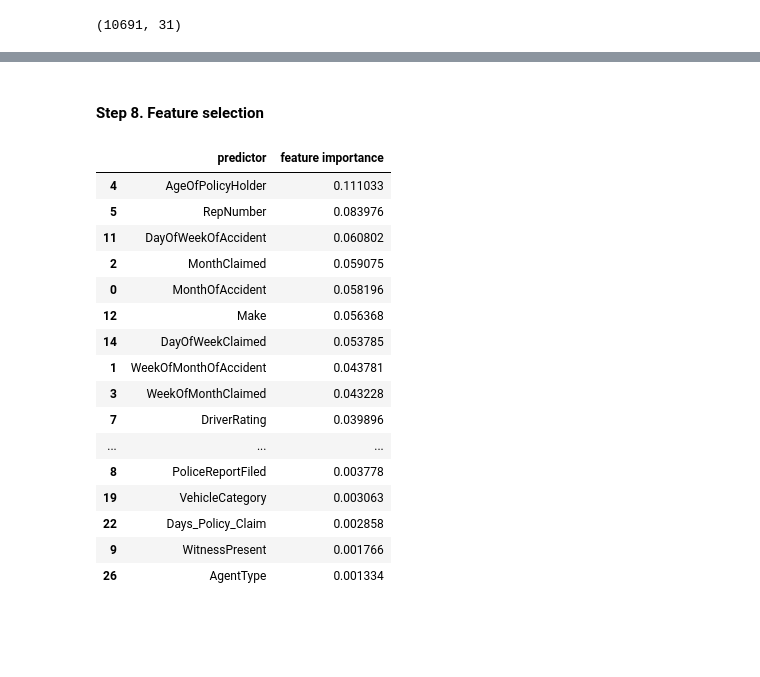
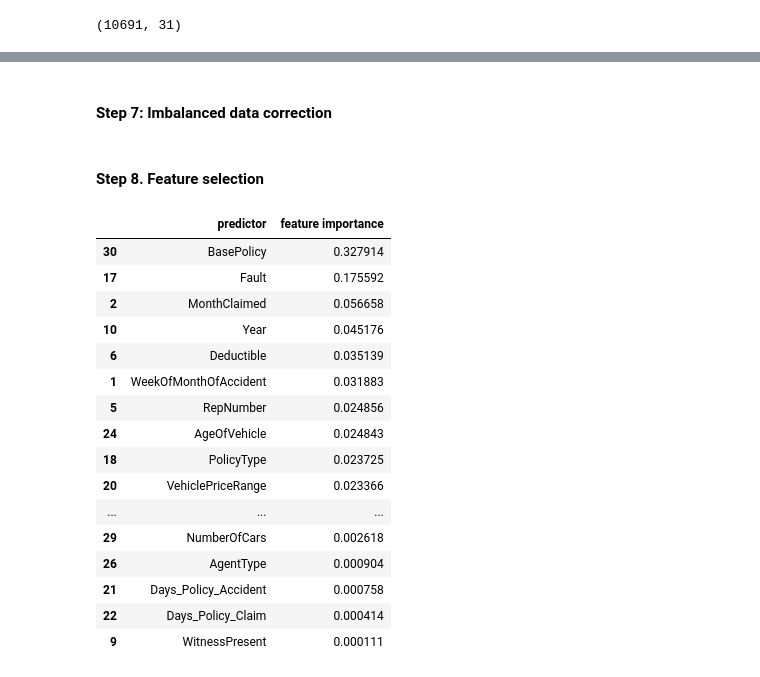
Before and after one commit to achen77-cell/Auto_Insurance_Claims, a Jupyter notebook: PreProcessing/Data Preparation.ipynb, the cells around one changed output, grey strips where cells are left out. Cells and saved outputs as stored; diff of their text form; code cells hidden in the pictures; blank space fills up the shorter version.

```diff
--- a/PreProcessing/Data Preparation.ipynb
+++ b/PreProcessing/Data Preparation.ipynb
@@ -493,0 +505,6 @@ fraud_prepared.shape
+# %%
+X_train = pd.DataFrame(fraud_prepared, columns = num_attribs+ cat_attribs)
+y_train = fraud_labels
+
+train_dataset = pd.merge(X_train, y_train, left_index=True, right_index=True)
+train_dataset.to_csv("Fraud_train.csv")
@@ -494,30 +539,35 @@ fraud_prepared.shape
+# %% [markdown]
+#### Step 7: Imbalanced data correction
+# %%
+smote_enn = SMOTEENN(random_state=5)
+X_train_smoteen, y_train_smoteen = smote_enn.fit_resample(X_train, y_train)
+
+sampledtrain_dataset = pd.merge(X_train_smoteen, y_train_smoteen, left_index=True, right_index=True)
+sampledtrain_dataset.to_csv("Fraud_sampledtrain.csv")
 # %% [markdown]
 #### Step 8. Feature selection
 # %%
-X = pd.DataFrame(fraud_prepared, columns = num_attribs+ cat_attribs)
-y = fraud_labels
+forest_reg = RandomForestRegressor(random_state=5)
+forest_reg.fit(X_train_smoteen, y_train_smoteen)
 
-forest_reg = RandomForestRegressor(random_state=5)
-forest_reg.fit(X, y)
-
-features = pd.DataFrame(list(zip(X.columns,forest_reg.feature_importances_)), columns = ['predictor', 'feature importance']).sort_values(ascending=False, by = 'feature importance')
+features = pd.DataFrame(list(zip(X_train_smoteen.columns,forest_reg.feature_importances_)), columns = ['predictor', 'feature importance']).sort_values(ascending=False, by = 'feature importance')
 features
 # %% [output]
 |  | predictor | feature importance |
-| 4 | AgeOfPolicyHolder | 0.111033 |
-| 5 | RepNumber | 0.083976 |
-| 11 | DayOfWeekOfAccident | 0.060802 |
-| 2 | MonthClaimed | 0.059075 |
-| 0 | MonthOfAccident | 0.058196 |
-| 12 | Make | 0.056368 |
-| 14 | DayOfWeekClaimed | 0.053785 |
-| 1 | WeekOfMonthOfAccident | 0.043781 |
-| 3 | WeekOfMonthClaimed | 0.043228 |
-| 7 | DriverRating | 0.039896 |
+| 30 | BasePolicy | 0.327914 |
+| 17 | Fault | 0.175592 |
+| 2 | MonthClaimed | 0.056658 |
+| 10 | Year | 0.045176 |
+| 6 | Deductible | 0.035139 |
+| 1 | WeekOfMonthOfAccident | 0.031883 |
+| 5 | RepNumber | 0.024856 |
+| 24 | AgeOfVehicle | 0.024843 |
+| 18 | PolicyType | 0.023725 |
+| 20 | VehiclePriceRange | 0.023366 |
 | ... | ... | ... |
-| 8 | PoliceReportFiled | 0.003778 |
-| 19 | VehicleCategory | 0.003063 |
-| 22 | Days_Policy_Claim | 0.002858 |
-| 9 | WitnessPresent | 0.001766 |
-| 26 | AgentType | 0.001334 |
+| 29 | NumberOfCars | 0.002618 |
+| 26 | AgentType | 0.000904 |
+| 21 | Days_Policy_Accident | 0.000758 |
+| 22 | Days_Policy_Claim | 0.000414 |
+| 9 | WitnessPresent | 0.000111 |
 # %%
```
Also changed, not shown: parts of 10 cells of this notebook, 4 other files.
